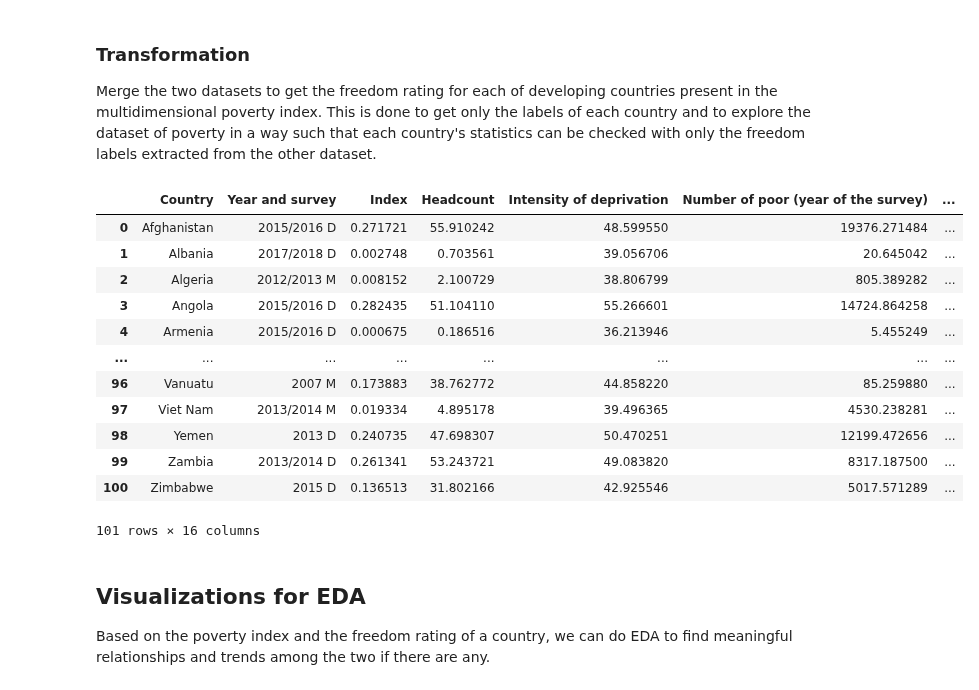
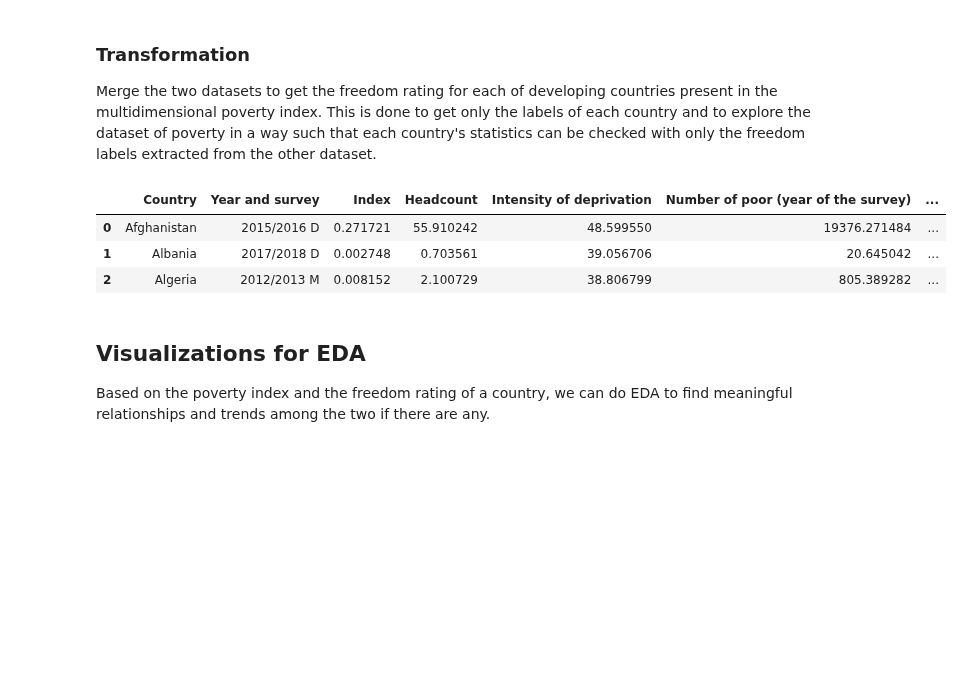
Before and after one commit to uic-cs418/cs418-spring22-eda-llc, a Jupyter notebook: poverty analysis/Poverty EDA.ipynb, the cells around one changed output. Drawn from its saved outputs; the diff is of its cells as text; code cells hidden in the pictures; blank space fills up the shorter version.

```diff
--- a/poverty analysis/Poverty EDA.ipynb
+++ b/poverty analysis/Poverty EDA.ipynb
@@ -94,22 +94,15 @@ labels.head(5)
 
 Merge the two datasets to get the freedom rating for each of developing countries present in the multidimensional poverty index. This is done to get only the labels of each country and to explore the dataset of poverty in a way such that each country's statistics can be checked with only the freedom labels extracted from the other dataset.
 # %%
-merged = pd.merge(df, labels[['Country', 'Status']], on =['Country'], how = 'left')
-merged
+def dataMerged():
+    merged = pd.merge(df, labels[['Country', 'Status']], on =['Country'], how = 'left')
+    return merged.head(3)
+dataMerged()
 # %% [output]
 |  | Country | Year and survey | Index | Headcount | Intensity of deprivation | Number of poor (year of the survey) | ... |
 | 0 | Afghanistan | 2015/2016 D | 0.271721 | 55.910242 | 48.599550 | 19376.271484 | ... |
 | 1 | Albania | 2017/2018 D | 0.002748 | 0.703561 | 39.056706 | 20.645042 | ... |
 | 2 | Algeria | 2012/2013 M | 0.008152 | 2.100729 | 38.806799 | 805.389282 | ... |
-| 3 | Angola | 2015/2016 D | 0.282435 | 51.104110 | 55.266601 | 14724.864258 | ... |
-| 4 | Armenia | 2015/2016 D | 0.000675 | 0.186516 | 36.213946 | 5.455249 | ... |
-| ... | ... | ... | ... | ... | ... | ... | ... |
-| 96 | Vanuatu | 2007 M | 0.173883 | 38.762772 | 44.858220 | 85.259880 | ... |
-| 97 | Viet Nam | 2013/2014 M | 0.019334 | 4.895178 | 39.496365 | 4530.238281 | ... |
-| 98 | Yemen | 2013 D | 0.240735 | 47.698307 | 50.470251 | 12199.472656 | ... |
-| 99 | Zambia | 2013/2014 D | 0.261341 | 53.243721 | 49.083820 | 8317.187500 | ... |
-| 100 | Zimbabwe | 2015 D | 0.136513 | 31.802166 | 42.925546 | 5017.571289 | ... |
-101 rows × 16 columns
 # %% [markdown]
 ## Visualizations for EDA
 
```
Also changed, not shown: parts of 16 cells of this notebook, 2 other files.
